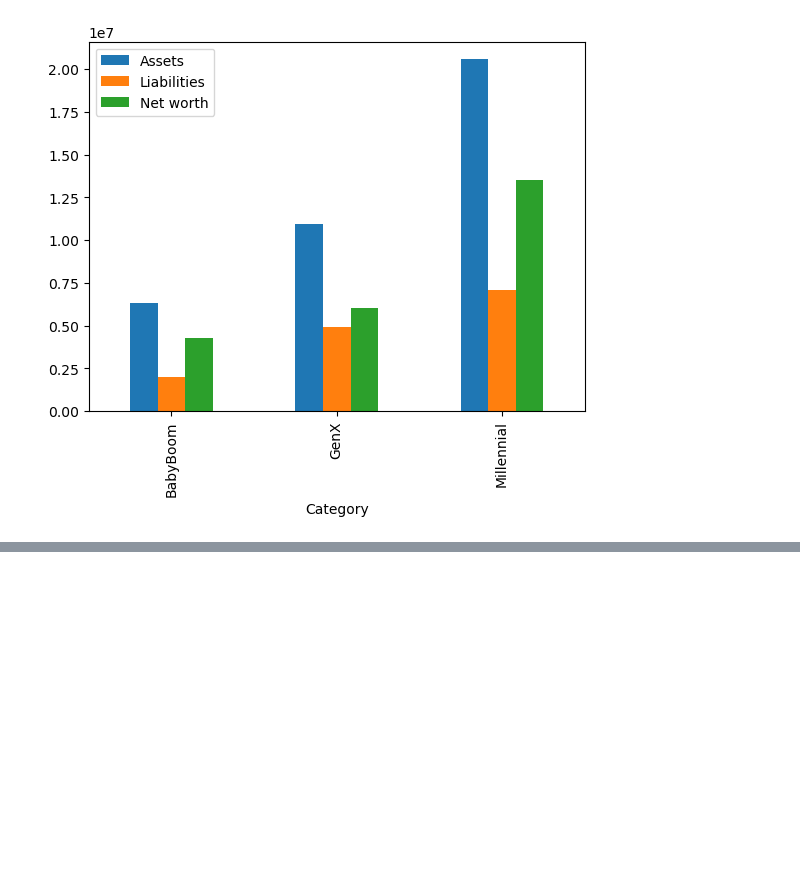
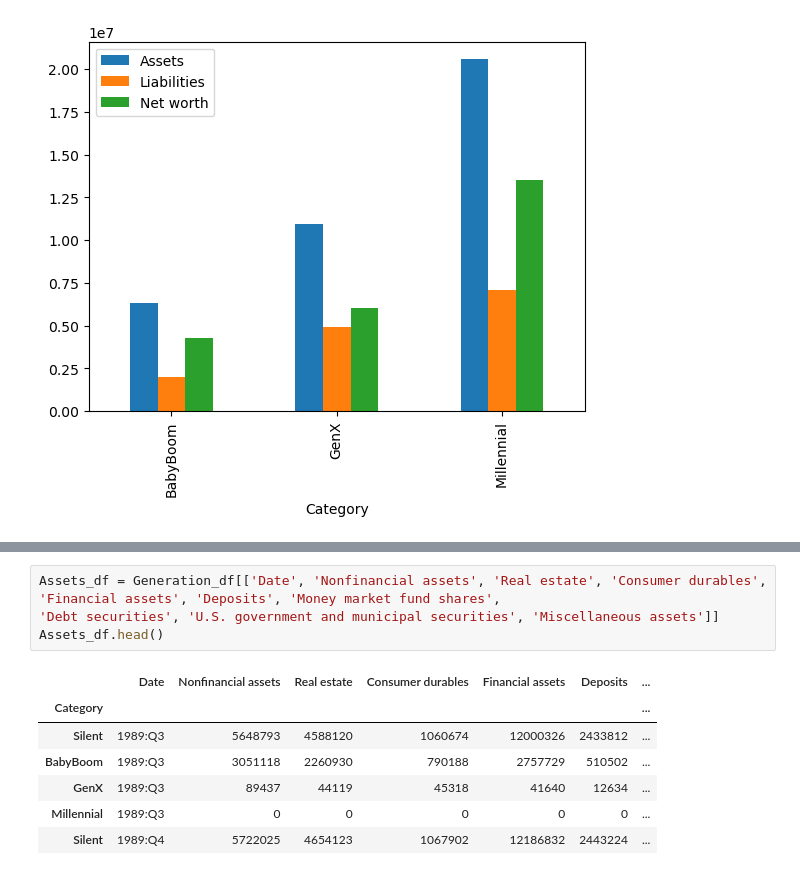
Before and after one commit to JCamp-12/AI-Project-1, a Jupyter notebook: JNS_Generation_research.ipynb, the cells around one changed output, grey strips where cells are left out. Cells and saved outputs as stored; diff of their text form; blank space fills up the shorter version.

```diff
--- a/JNS_Generation_research.ipynb
+++ b/JNS_Generation_research.ipynb
@@ -104,0 +209,12 @@ filtered_df.plot(kind='bar')
+# %%
+Assets_df = Generation_df[['Date', 'Nonfinancial assets', 'Real estate', 'Consumer durables', 'Financial assets', 'Deposits', 'Money market fund shares',
+'Debt securities', 'U.S. government and municipal securities', 'Miscellaneous assets']]
+Assets_df.head()
+# %% [output]
+|  | Date | Nonfinancial assets | Real estate | Consumer durables | Financial assets | Deposits | ... |
+| Category |  |  |  |  |  |  | ... |
+| Silent | 1989:Q3 | 5648793 | 4588120 | 1060674 | 12000326 | 2433812 | ... |
+| BabyBoom | 1989:Q3 | 3051118 | 2260930 | 790188 | 2757729 | 510502 | ... |
+| GenX | 1989:Q3 | 89437 | 44119 | 45318 | 41640 | 12634 | ... |
+| Millennial | 1989:Q3 | 0 | 0 | 0 | 0 | 0 | ... |
+| Silent | 1989:Q4 | 5722025 | 4654123 | 1067902 | 12186832 | 2443224 | ... |
```
Also changed, not shown: parts of 8 cells of this notebook.
